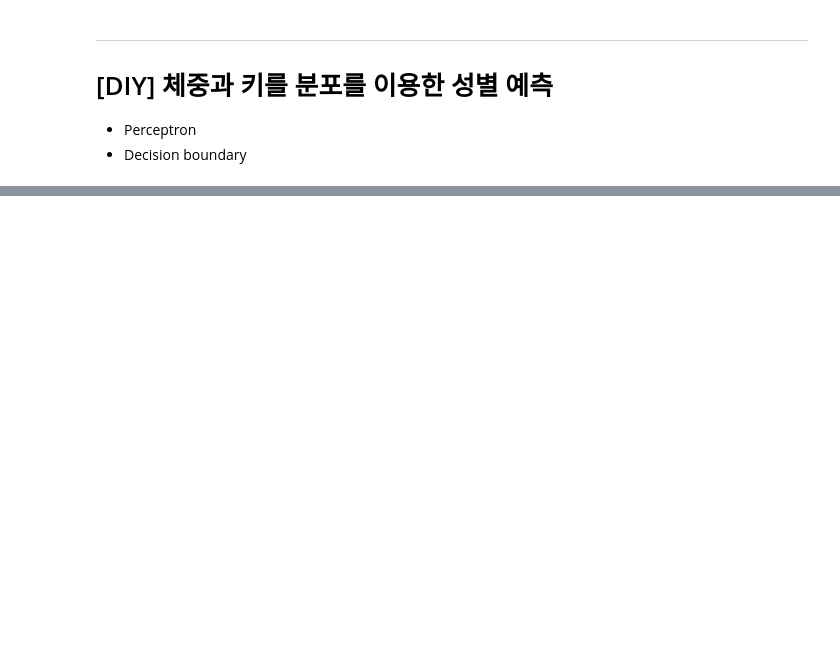
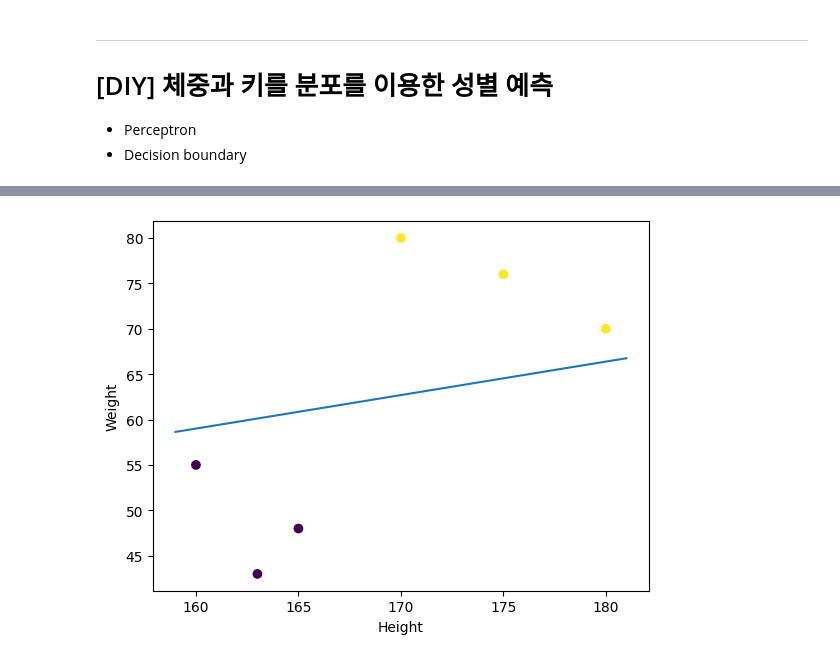
Before and after one commit to jaejun22/dl05, a Jupyter notebook: notebook/ch05_Perceptron.ipynb, the cells around one changed output, grey strips where cells are left out. Cells and saved outputs as stored; diff of their text form; code cells hidden in the pictures; blank space fills up the shorter version.

```diff
--- a/notebook/ch05_Perceptron.ipynb
+++ b/notebook/ch05_Perceptron.ipynb
@@ -330,0 +392,26 @@ plt.show()
+# %%
+def plot_decision_boundary(X, y, model):
+    # Plot data points
+    plt.scatter(X[:, 0], X[:, 1], c=y)
+
+    # 데이터에서 최소 좌표와 최대 좌표를 계산한다.
+    x_min, x_max = X[:,0].min() - 1, X[:,0].max() + 1
+    # Plot decision boundary
+    m, b = model.coef_[0], model.intercept_
+    x1 = np.linspace(x_min, x_max, 100)
+    x2 = (-m[0] * x1 - b) / m[1]
+#     x2 = m * x1 + b
+    plt.plot(x1, x2)
+
+    # Set axis labels
+    plt.xlabel('Height')
+    plt.ylabel('Weight')
+
+    # Show plot
+    plt.show()
+# %%
+# Convert X and yto array
+X=np.array(X)
+plot_decision_boundary(X, y, model=clf)
+# %% [output]
+[figure, added]
```
Also changed, not shown: parts of 11 cells of this notebook.
